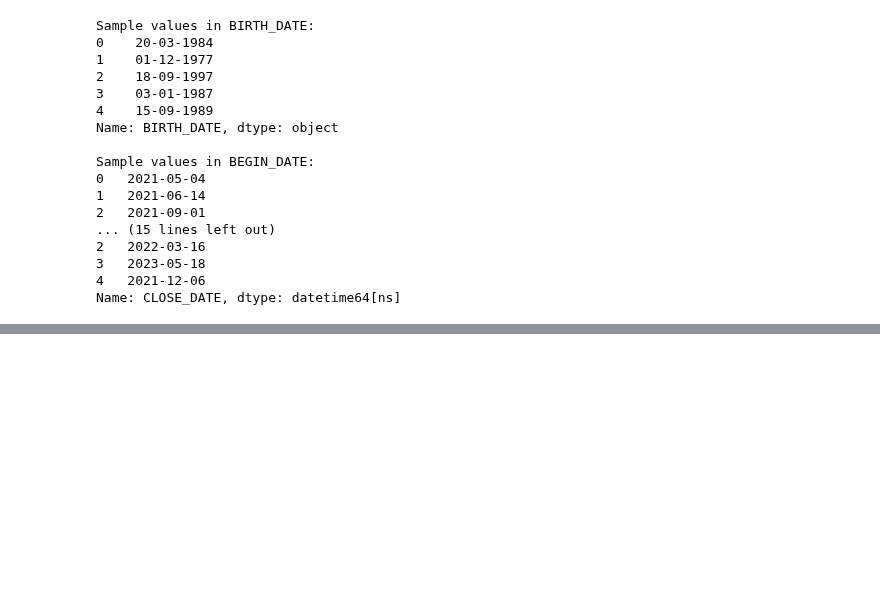
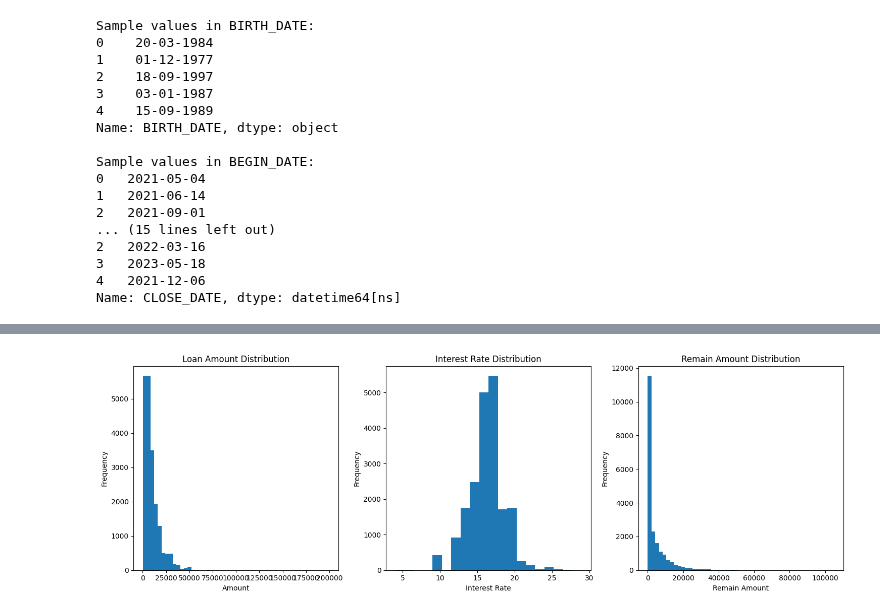
Before and after one commit to Ismat-Samadov/yelo_DataAnalyst, a Jupyter notebook: Data Analyst Technical Assignment.ipynb, the cells around one changed output, grey strips where cells are left out. Cells and saved outputs as stored; diff of their text form; code cells hidden in the pictures; blank space fills up the shorter version.

```diff
--- a/Data Analyst Technical Assignment.ipynb
+++ b/Data Analyst Technical Assignment.ipynb
@@ -200,0 +309,28 @@ print(null_summary)
+# %%
+plt.figure(figsize=(15, 5))
+
+# Amount
+plt.subplot(1, 3, 1)
+plt.hist(df['AMOUNT'], bins=50)
+plt.title('Loan Amount Distribution')
+plt.xlabel('Amount')
+plt.ylabel('Frequency')
+
+# Interest Rate
+plt.subplot(1, 3, 2)
+plt.hist(df['INTEREST_RATE'], bins=20)
+plt.title('Interest Rate Distribution')
+plt.xlabel('Interest Rate')
+plt.ylabel('Frequency')
+
+# Remain Amount
+plt.subplot(1, 3, 3)
+plt.hist(df['REMAIN_AMOUNT'], bins=50)
+plt.title('Remain Amount Distribution')
+plt.xlabel('Remain Amount')
+plt.ylabel('Frequency')
+
+plt.tight_layout()
+plt.show()
+# %% [output]
+[figure, added]
```
Also changed, not shown: parts of 4 cells of this notebook.
